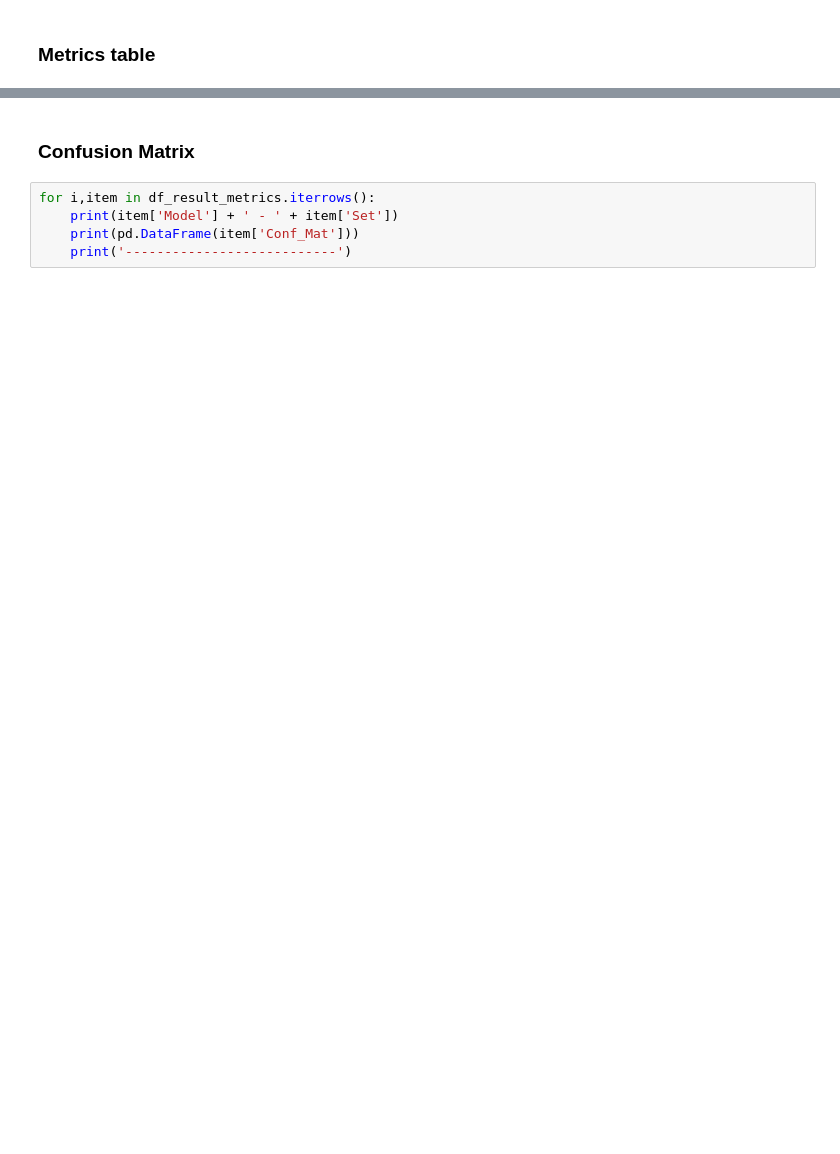
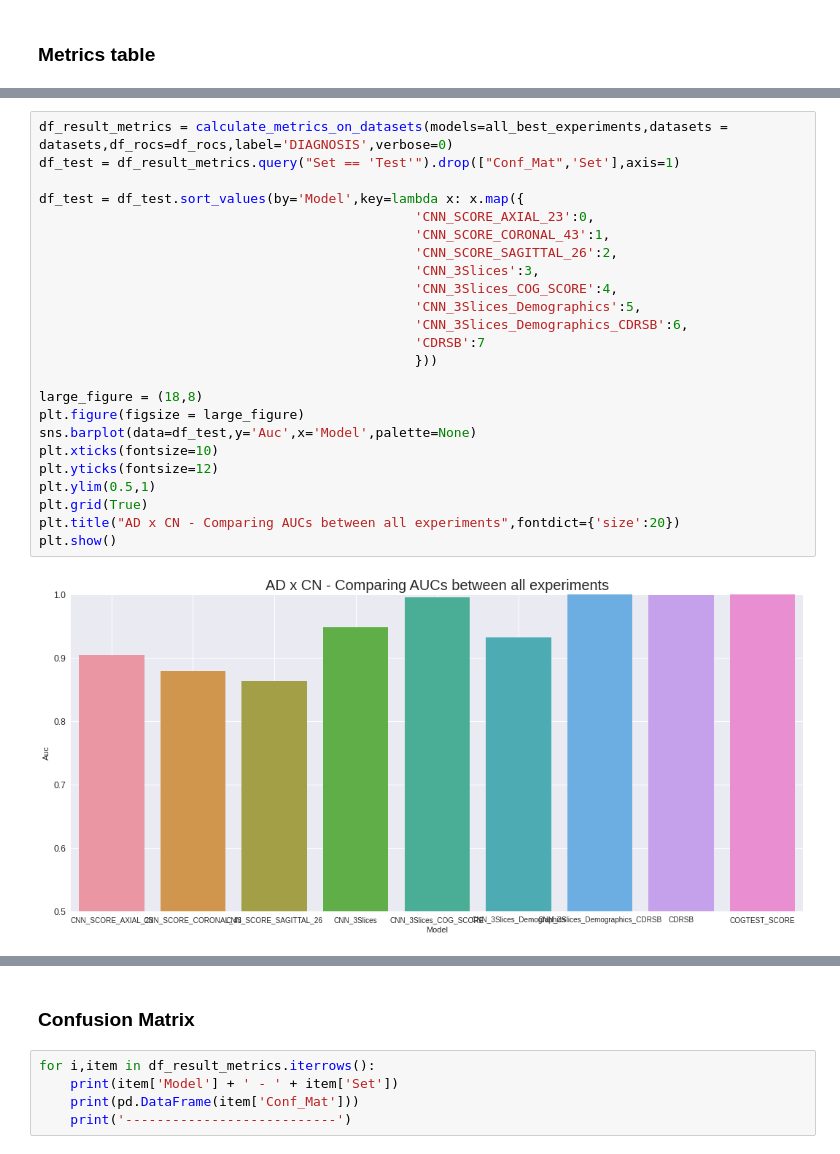
Before and after one commit to lucasthim/mmml-alzheimer-diagnosis, a Jupyter notebook: notebooks/dissertation/03_results_ensemble_learning_results.ipynb, the cells around one changed output, grey strips where cells are left out. Drawn from its saved outputs; the diff is of its cells as text; blank space fills up the shorter version.

```diff
--- a/notebooks/dissertation/03_results_ensemble_learning_results.ipynb
+++ b/notebooks/dissertation/03_results_ensemble_learning_results.ipynb
@@ -270,0 +295,26 @@ df_all_metrics
+# %%
+df_result_metrics = calculate_metrics_on_datasets(models=all_best_experiments,datasets = datasets,df_rocs=df_rocs,label='DIAGNOSIS',verbose=0)
+df_test = df_result_metrics.query("Set == 'Test'").drop(["Conf_Mat",'Set'],axis=1)
+
+df_test = df_test.sort_values(by='Model',key=lambda x: x.map({
+                                                'CNN_SCORE_AXIAL_23':0,
+                                                'CNN_SCORE_CORONAL_43':1,
+                                                'CNN_SCORE_SAGITTAL_26':2,
+                                                'CNN_3Slices':3,
+                                                'CNN_3Slices_COG_SCORE':4,
+                                                'CNN_3Slices_Demographics':5,
+                                                'CNN_3Slices_Demographics_CDRSB':6,
+                                                'CDRSB':7
+                                                }))
+
+large_figure = (18,8)
+plt.figure(figsize = large_figure)
+sns.barplot(data=df_test,y='Auc',x='Model',palette=None)
+plt.xticks(fontsize=10)
+plt.yticks(fontsize=12)
+plt.ylim(0.5,1)
+plt.grid(True)
+plt.title("AD x CN - Comparing AUCs between all experiments",fontdict={'size':20})
+plt.show()
+# %% [output]
+[figure, added]
```
Also changed, not shown: parts of 27 cells of this notebook, 1 other file.
